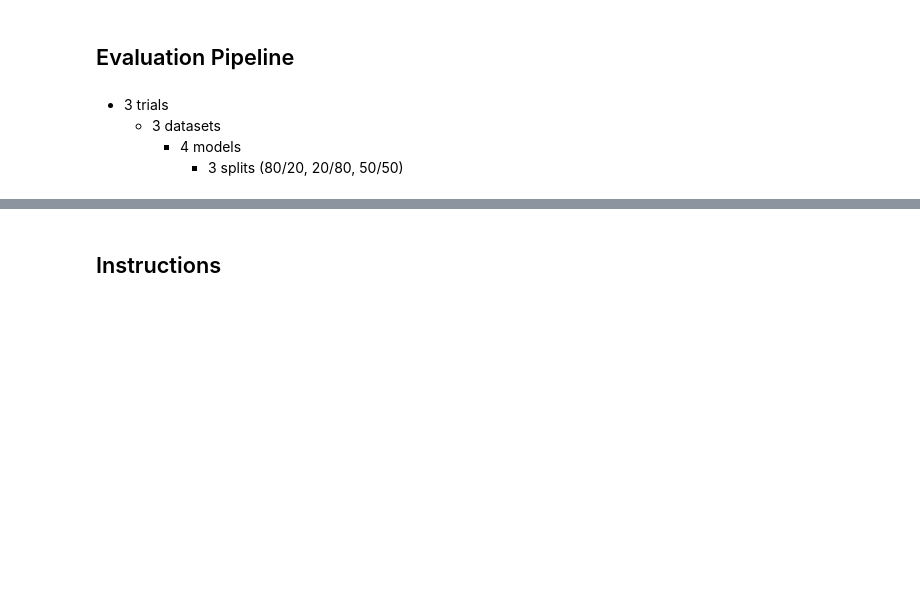
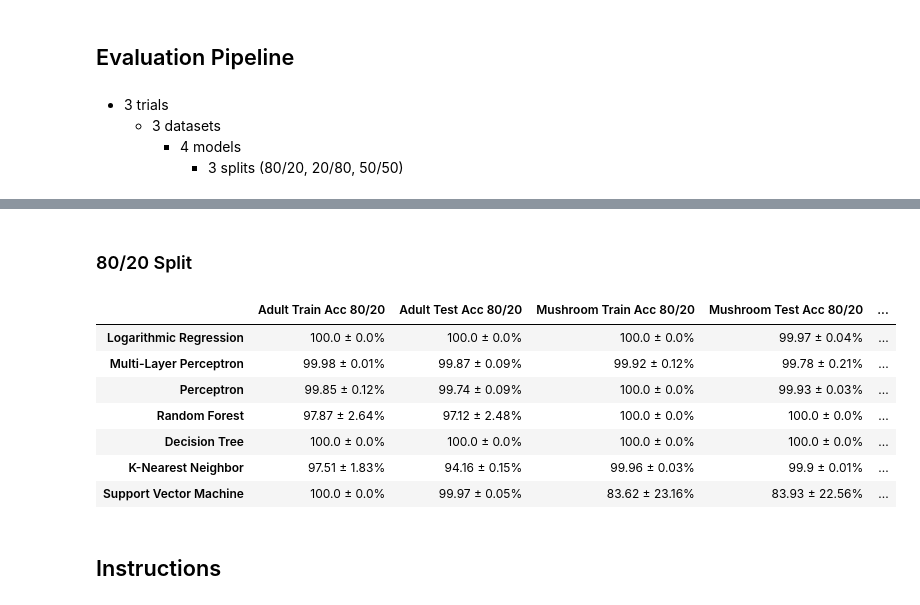
Before and after one commit to nschenone/COGS_118A_Final_Project, a Jupyter notebook: Final Project.ipynb, the cells around one changed output, grey strips where cells are left out. Cells and saved outputs as stored; diff of their text form; code cells hidden in the pictures; blank space fills up the shorter version.

```diff
--- a/Final Project.ipynb
+++ b/Final Project.ipynb
@@ -1352,3 +817,21 @@ main_df
+# %% [markdown]
+### 80/20 Split
+# %%
+model_list = ['model_log', 'model_svm', 'model_tree', 'model_perc', 'model_mlp', 'model_knn','model_rf']
+data_tables = []
+for model in model_list:
+    data_tables.append(data_table("split_0.8", model))
+data_table_split_08 = pd.concat(data_tables).sort_values(by=['Avg Test Acc 80/20'], ascending=False)
+data_table_split_08
+# %% [output]
+|  | Adult Train Acc 80/20 | Adult Test Acc 80/20 | Mushroom Train Acc 80/20 | Mushroom Test Acc 80/20 | ... |
+| Logarithmic Regression | 100.0 ± 0.0% | 100.0 ± 0.0% | 100.0 ± 0.0% | 99.97 ± 0.04% | ... |
+| Multi-Layer Perceptron | 99.98 ± 0.01% | 99.87 ± 0.09% | 99.92 ± 0.12% | 99.78 ± 0.21% | ... |
+| Perceptron | 99.85 ± 0.12% | 99.74 ± 0.09% | 100.0 ± 0.0% | 99.93 ± 0.03% | ... |
+| Random Forest | 97.87 ± 2.64% | 97.12 ± 2.48% | 100.0 ± 0.0% | 100.0 ± 0.0% | ... |
+| Decision Tree | 100.0 ± 0.0% | 100.0 ± 0.0% | 100.0 ± 0.0% | 100.0 ± 0.0% | ... |
+| K-Nearest Neighbor | 97.51 ± 1.83% | 94.16 ± 0.15% | 99.96 ± 0.03% | 99.9 ± 0.01% | ... |
+| Support Vector Machine | 100.0 ± 0.0% | 99.97 ± 0.05% | 83.62 ± 23.16% | 83.93 ± 22.56% | ... |
 # %% [markdown]
 ## Instructions
 # %% [markdown]
```
Also changed, not shown: parts of 40 cells of this notebook, 1 other file.
